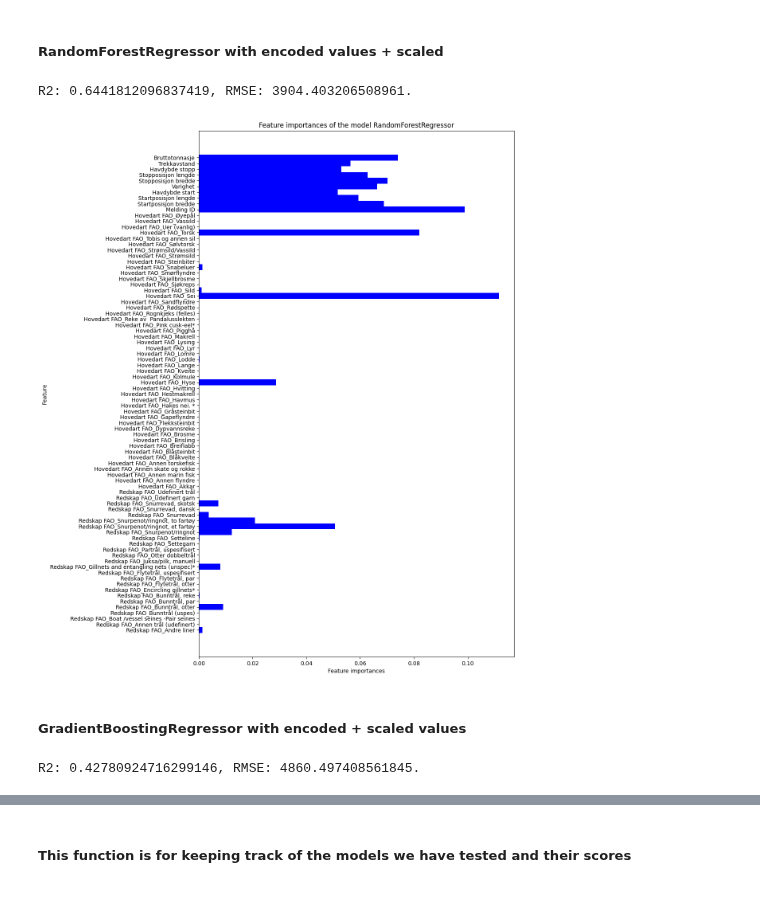
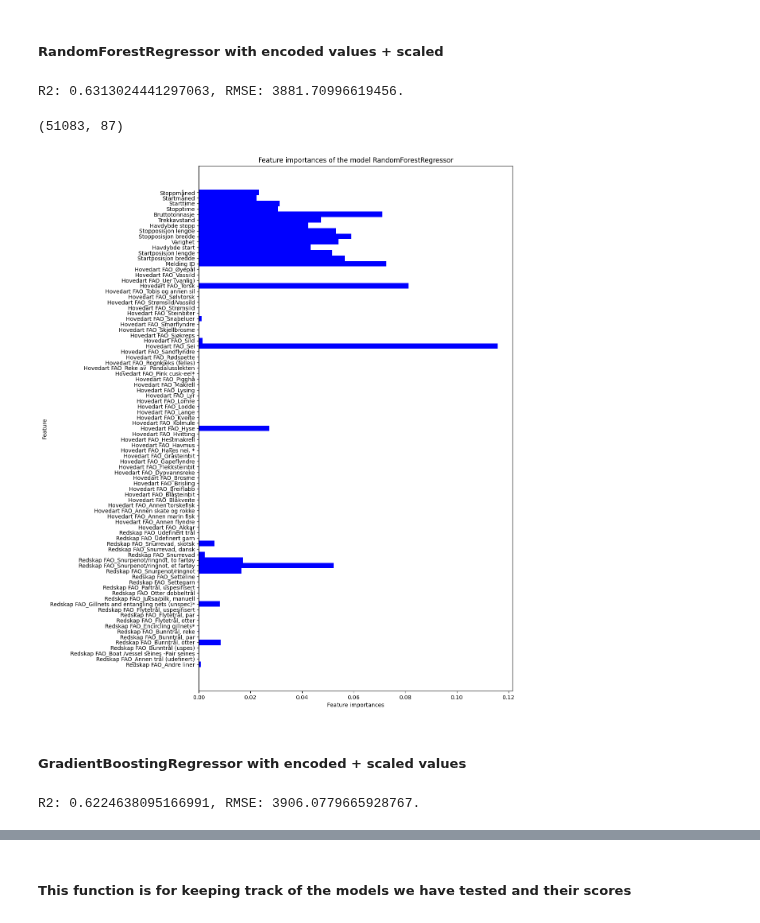
Before and after one commit to Pzorster/INFO284pzor, a Jupyter notebook: Til_inlevering.ipynb, the cells around one changed output, grey strips where cells are left out. Drawn from its saved outputs; the diff is of its cells as text; code cells hidden in the pictures.

```diff
--- a/Til_inlevering.ipynb
+++ b/Til_inlevering.ipynb
@@ -95,6 +146,14 @@ df['Startposisjon lengde'] = df['Startposisjon lengde'].str.replace(',', '').ast
 df['Stopposisjon bredde'] = df['Stopposisjon bredde'].str.replace(',', '').astype(int)
 df['Stopposisjon lengde'] = df['Stopposisjon lengde'].str.replace(',', '').astype(int)
 
+df['Trekkavstand'] = df['Trekkavstand'].astype(int)
+df['Bruttotonnasje'] = df['Bruttotonnasje'].astype(int)
+df['Varighet'] = df['Varighet'].astype(int)
+df['Startmåned'] = df['Startdato'].astype(str).str[3:5]
+df['Starttime'] = df['Startklokkeslett'].astype(str).str[3:5]
+df['Stoppmåned'] = df['Stoppdato'].astype(str).str[3:5]
+df['Stopptime'] = df['Stoppklokkeslett'].astype(str).str[3:5]
+df.drop(columns=['Startdato', "Startklokkeslett", "Stoppdato", "Stoppklokkeslett"], inplace=True)
 # Many of the sea depth notations are positiv, which doesn't make sense.
 # But the amount of them in relation to number of entries means it can't be discounted as an error
 # In the lecture on fisheries it was mentioned that a lot fo these are inputed manually
@@ -102,3 +161,4 @@ df['Stopposisjon lengde'] = df['Stopposisjon lengde'].str.replace(',', '').astyp
 # Therefore we are simply flipping all the positive sea depth into negatives.
 df['Havdybde start'] = -df['Havdybde start'].abs()
 df['Havdybde stopp'] = -df['Havdybde stopp'].abs()
+df.info()
@@ -119,11 +213,13 @@ Name: count, dtype: int64
 # Pivoting table
 
 # Pivoting table so rows that are information about the same session are put together
+print(f"Before pre-processing the dataset has {df.shape[1]} columns and {df.shape[0]} rows")
 df = df.pivot_table(index=['Melding ID', 'Startposisjon bredde', 'Startposisjon lengde',
                            'Havdybde start', 'Varighet', 'Stopposisjon bredde', 'Stopposisjon lengde', 'Havdybde stopp', 'Trekkavstand',
-                           'Redskap FAO', 'Hovedart FAO','Bruttotonnasje'], columns='Art FAO', values='Rundvekt', aggfunc='sum').reset_index()
-# This creates a lot of nan values which we fill with 0
-df = df.fillna(0)
-
-print(f"After pre-processing the dataset has {df.shape[1]} columns and {df.shape[0]} rows")
+                            'Redskap FAO','Hovedart FAO','Bruttotonnasje', 'Stopptime', 'Starttime', 'Startmåned','Stoppmåned' ], columns='Art FAO', values='Rundvekt', aggfunc='sum').reset_index()
+# # This creates a lot of nan values which we fill with 0
+df.info()
+# df.dropna(inplace=True)
+df.fillna(0, inplace=True)
+df.info()
 # %% [output]
@@ -131,12 +255,12 @@ After pre-processing the dataset has 15 columns and 51075 rows
 # %%
 # Scaling and one-hot encoding features
-
+#importing minmaxscaler
+from sklearn.preprocessing import MinMaxScaler
 # Scale the numerical features. During testing of the models it seemed to have little to no difference for the random forest model.
 # But we keep them this way in case other models find them useful.
-from sklearn.preprocessing import RobustScaler
 num_feat = df[['Melding ID', 'Startposisjon bredde', 'Startposisjon lengde', 'Havdybde start',
-        'Varighet','Stopposisjon bredde', 'Stopposisjon lengde', 'Havdybde stopp', 'Trekkavstand', 'Bruttotonnasje']]
-scaler = RobustScaler()
+        'Varighet','Stopposisjon bredde', 'Stopposisjon lengde', 'Havdybde stopp', 'Trekkavstand', 'Bruttotonnasje','Stopptime', 'Starttime', 'Startmåned','Stoppmåned']]
+scaler = MinMaxScaler()
 scaled_features = scaler.fit_transform(num_feat)
 scaled_df = pd.DataFrame(scaled_features, columns=num_feat.columns)
 # %%
@@ -195,7 +319,7 @@ X_train, X_test, y_train, y_test = train_test_split(features, targets, random_st
 # After testing various parameters we chose to go with n_estimators=200, max_features=25, max_depth=40 for this dataset
 # The features seemed to be best from 20 upwards. Depth was best between 25-40, from 45 it seemed to go down in performance befroe picking it up again at 70.
 # We only tested up to 300 estimators, and it seemed to increase performance slightly all the way up, but for running time we are currently using 200.
-rfr = RandomForestRegressor(n_estimators=200, max_features=25, max_depth=40)
+rfr = RandomForestRegressor(n_estimators=250, max_features=87, max_depth=40)
 rfr.fit(X_train, y_train)
 y_pred = rfr.predict(X_test)
 
@@ -203,30 +327,35 @@ rmse = np.sqrt(mean_squared_error(y_test, y_pred))
 r2_oneHot = r2_score(y_test, y_pred)
 print(f"R2: {r2_oneHot}, RMSE: {rmse}.")
 # %% [output]
-R2: 0.6441812096837419, RMSE: 3904.403206508961.
+R2: 0.6313024441297063, RMSE: 3881.70996619456.
 # %%
 
 def plot_feature_importances(model, feature_columns):
     n_features = len(feature_columns.columns)
     feature_indices = feature_columns.columns.tolist()
     feature_importances = model.feature_importances_
+    #adding if statement to remove the one-hot encoded columns that have no importance
+
+
 
     fig = plt.figure(figsize=(12,14))
     plt.subplot(111)
     plt.barh(range(n_features), feature_importances, height=1, color='b', align='center')
     plt.yticks(np.arange(n_features), feature_indices[:n_features])
     plt.xlabel("Feature importances")
     plt.ylabel("Feature")
     plt.title("Feature importances of the model {}".format(model.__class__.__name__))
     plt.tight_layout(pad=0.5)
-
 plot_feature_importances(rfr, features)
 
+
+features.shape
 # This graph shows the feature importance of the randomforest model.
 # A lot of the one-hot encoded features seem to have no importance. We tried collapsing all the seemingly irrelevant ones into a single column.
 # That seemed to worsen the R2 score from 0.637-642 to around 0.44 so we've decided to keep them for now even though this graph seems to indicate their lack of importance.
 # %% [output]
+(51083, 87)
-[figure, old version]
+[figure, new version]
 # %% [markdown]
 ##### GradientBoostingRegressor with encoded + scaled values
 # %%
@@ -237,7 +366,7 @@ from sklearn.multioutput import MultiOutputRegressor
 
 X_train, X_test, y_train, y_test = train_test_split(features, targets, random_state=seed)
 
-base_estimator = GradientBoostingRegressor(n_estimators=100, learning_rate=0.8, max_depth=7, random_state=seed)
+base_estimator = GradientBoostingRegressor(n_estimators=200, learning_rate=0.05, max_depth=7, random_state=seed)
 
 multioutput_regressor = MultiOutputRegressor(base_estimator)
 
@@ -250,4 +379,4 @@ print(f"R2: {r2_gradient}, RMSE: {rmse}.")
 
 # Their is certainly room for combing other gradient boosting techqniues, such as XGBoost, LightGBM or CatBoost with the randomforest model.
 # %% [output]
-R2: 0.42780924716299146, RMSE: 4860.497408561845.
+R2: 0.6224638095166991, RMSE: 3906.0779665928767.
```
Also changed, not shown: parts of 22 cells of this notebook.
